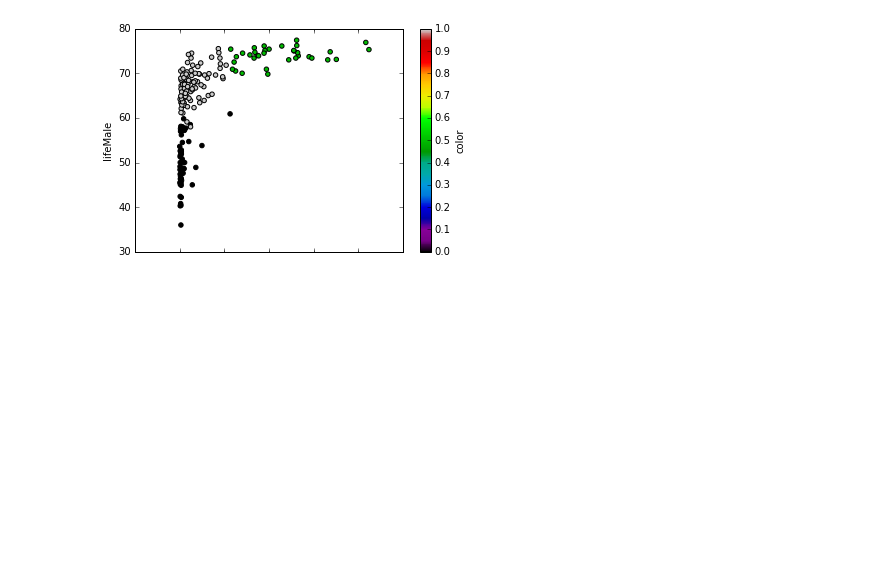
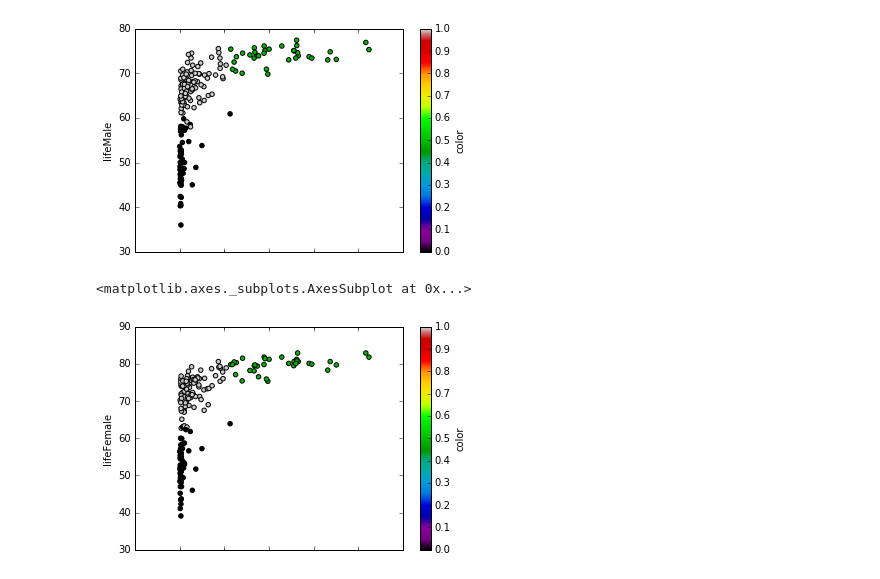
Before and after one commit to briansorahan/dsfs, a Jupyter notebook: notebooks/KMeans-4.5.3.ipynb, the cells around one changed output. Saved outputs shown, nothing was run; the diff lists cells and outputs as text; code cells hidden in the pictures; blank space fills up the shorter version.

```diff
--- a/notebooks/KMeans-4.5.3.ipynb
+++ b/notebooks/KMeans-4.5.3.ipynb
@@ -229,4 +229,7 @@ features.plot(kind='scatter', x='GDPperCapita', y='lifeMale', c='color', colorma
 <matplotlib.axes._subplots.AxesSubplot at 0x...>
 [figure]
 # %%
-features.plot(kind='scatter', x='GDPperCapita', y='lifeMale', c='color', colormap='spectral')
+features.plot(kind='scatter', x='GDPperCapita', y='lifeFemale', c='color', colormap='spectral')
+# %% [output]
+<matplotlib.axes._subplots.AxesSubplot at 0x...>
+[figure, added]
```
Also changed, not shown: 3 other files.
